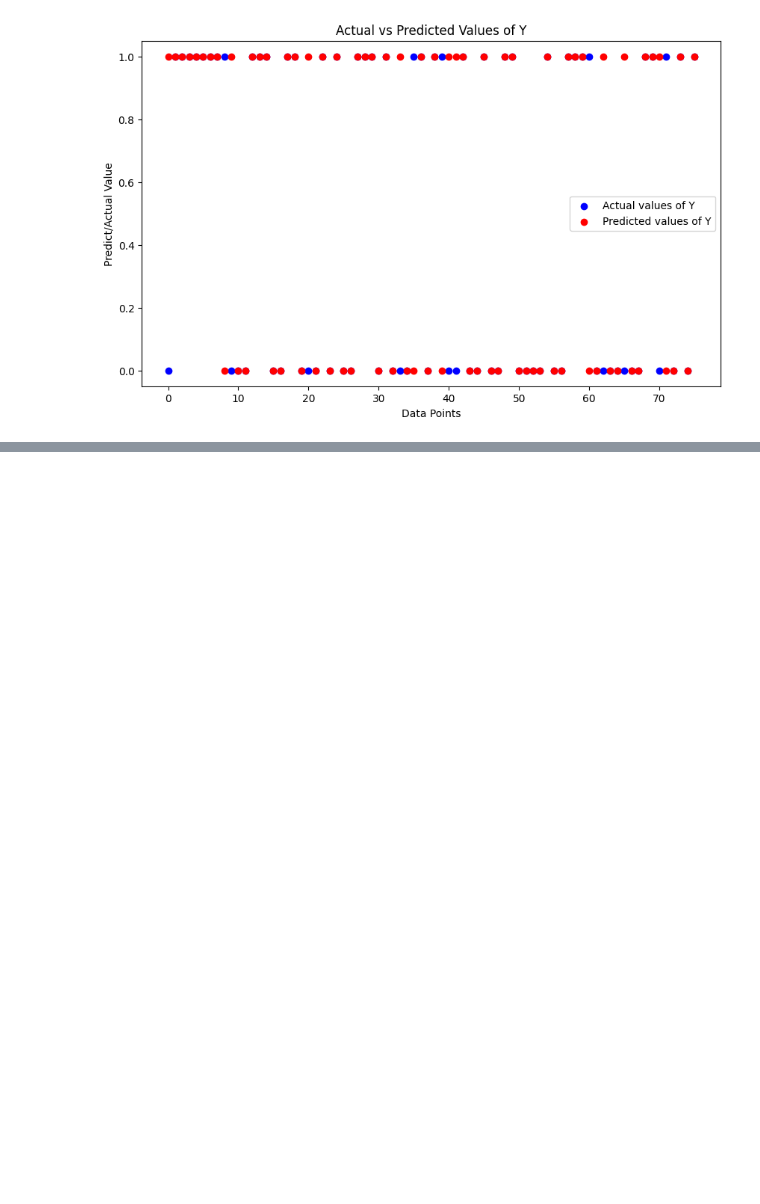
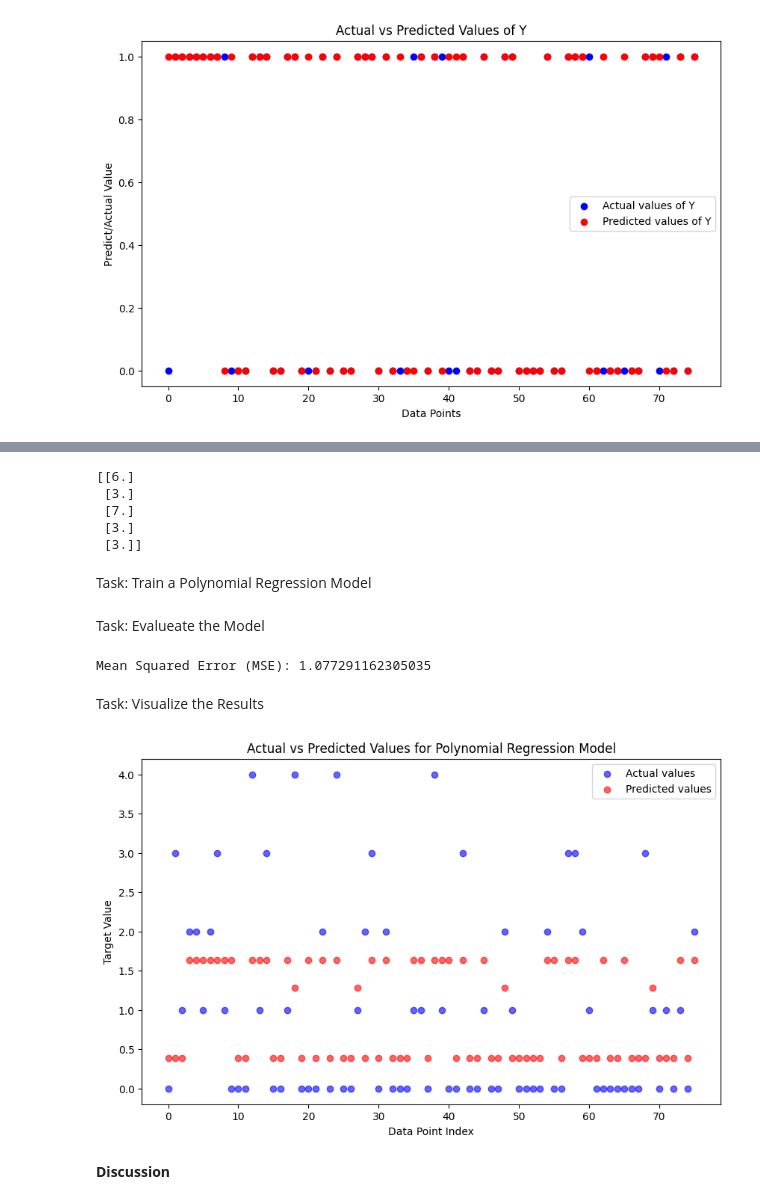
Before and after one commit to mertkarahan955/CENG463-HW, a Jupyter notebook: 463_HW_(1).ipynb, the cells around one changed output, grey strips where cells are left out. Drawn from its saved outputs; the diff is of its cells as text; code cells hidden in the pictures; blank space fills up the shorter version.

Commit message:
Polynomial Regression added

```diff
--- a/463_HW_(1).ipynb
+++ b/463_HW_(1).ipynb
@@ -553,0 +564,51 @@ plt.show()
+# %%
+# highest correlation feature
+most_correlated_feature = 'thal'
+
+# for fitting the data later, we are using 2D
+X = data[[most_correlated_feature]].values
+
+degree = 3
+print(X[:5])
+polynomial = PolynomialFeatures(degree=degree)
+X_poly = polynomial.fit_transform(X)
+# %% [output]
+[[6.]
+ [3.]
+ [7.]
+ [3.]
+ [3.]]
+# %% [markdown]
+Task: Train a Polynomial Regression Model
+# %%
+Y = data["num"].values
+
+X_poly_train, X_poly_test, Y_train, Y_test = train_test_split(X_poly, Y, random_state=42)
+
+polynomial_model = LinearRegression()
+polynomial_model.fit(X_poly_train, Y_train)
+
+Y_pred = polynomial_model.predict(X_poly_test)
+# %% [markdown]
+Task: Evalueate the Model
+# %%
+mse = mean_squared_error(Y_test, Y_pred)
+
+print("Mean Squared Error (MSE):", mse )
+# %% [output]
+Mean Squared Error (MSE): 1.077291162305035
+# %% [markdown]
+Task: Visualize the Results
+# %%
+plt.figure(figsize=(10, 6))
+plt.scatter(range(len(Y_test)), Y_test, color='blue', label='Actual values', alpha=0.6)
+plt.scatter(range(len(Y_test)), Y_pred, color='red', label='Predicted values', alpha=0.6)
+plt.xlabel("Data Point Index")
+plt.ylabel("Target Value")
+plt.title("Actual vs Predicted Values for Polynomial Regression Model")
+plt.legend()
+plt.show()
+# %% [output]
+[figure, added]
+# %% [markdown]
+**Discussion**
```
Also changed, not shown: parts of 9 cells of this notebook.
